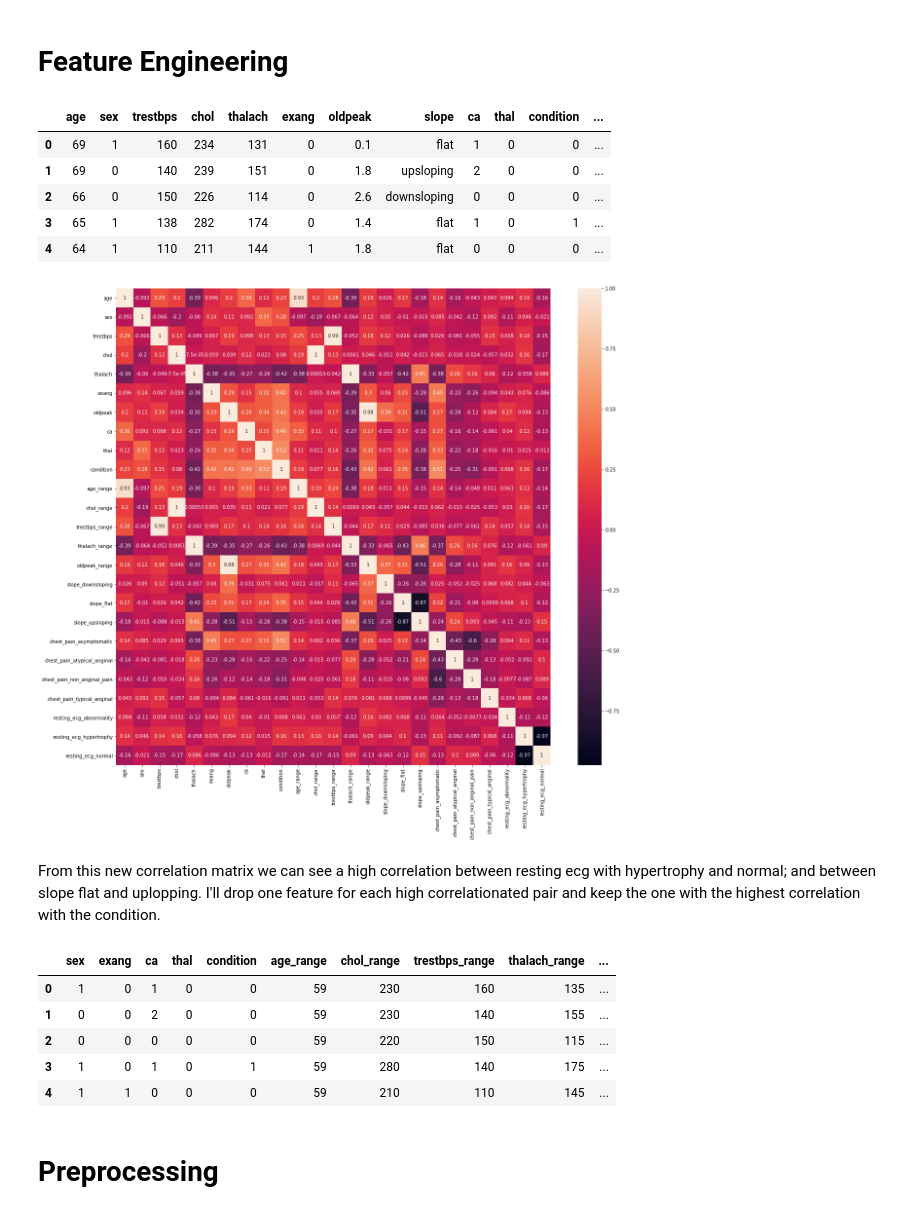
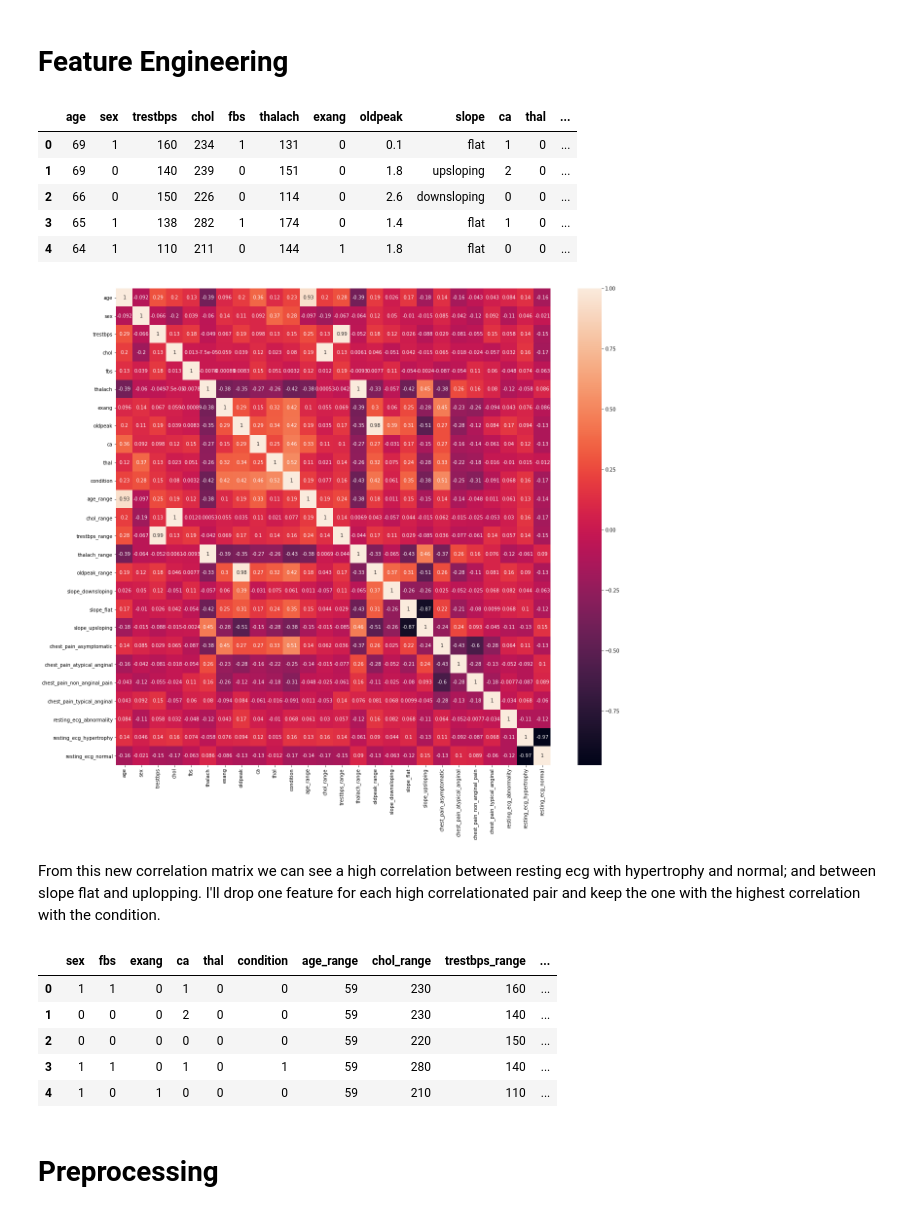
Before and after one commit to Daniel-Moreira/data_projects, a Jupyter notebook: heart_disease/HeartDisease.ipynb, the cells around one changed output. Cells and saved outputs as stored; diff of their text form; code cells hidden in the pictures.

```diff
--- a/heart_disease/HeartDisease.ipynb
+++ b/heart_disease/HeartDisease.ipynb
@@ -253,20 +253,20 @@ for category in categorical_variables:
 # %%
 df_features = df_heart
 
 df_features['chest_pain'] = df_heart['cp'].map({0:'typical_anginal', 1:'atypical_anginal', 2:'non_anginal_pain', 3:'asymptomatic' })
 df_features['resting_ecg'] = df_heart['restecg'].map({0:'normal', 1:'abnormality', 2:'hypertrophy' })
 df_features['slope'] = df_heart['slope'].map({0:'upsloping', 1:'flat', 2:'downsloping' })
 
-df_features.drop(columns=['cp', 'restecg', 'fbs'], inplace=True)
+df_features.drop(columns=['cp', 'restecg'], inplace=True)
 
 df_features.head(5)
 # %% [output]
-|  | age | sex | trestbps | chol | thalach | exang | oldpeak | slope | ca | thal | condition | ... |
-| 0 | 69 | 1 | 160 | 234 | 131 | 0 | 0.1 | flat | 1 | 0 | 0 | ... |
-| 1 | 69 | 0 | 140 | 239 | 151 | 0 | 1.8 | upsloping | 2 | 0 | 0 | ... |
-| 2 | 66 | 0 | 150 | 226 | 114 | 0 | 2.6 | downsloping | 0 | 0 | 0 | ... |
-| 3 | 65 | 1 | 138 | 282 | 174 | 0 | 1.4 | flat | 1 | 0 | 1 | ... |
-| 4 | 64 | 1 | 110 | 211 | 144 | 1 | 1.8 | flat | 0 | 0 | 0 | ... |
+|  | age | sex | trestbps | chol | fbs | thalach | exang | oldpeak | slope | ca | thal | ... |
+| 0 | 69 | 1 | 160 | 234 | 1 | 131 | 0 | 0.1 | flat | 1 | 0 | ... |
+| 1 | 69 | 0 | 140 | 239 | 0 | 151 | 0 | 1.8 | upsloping | 2 | 0 | ... |
+| 2 | 66 | 0 | 150 | 226 | 0 | 114 | 0 | 2.6 | downsloping | 0 | 0 | ... |
+| 3 | 65 | 1 | 138 | 282 | 1 | 174 | 0 | 1.4 | flat | 1 | 0 | ... |
+| 4 | 64 | 1 | 110 | 211 | 0 | 144 | 1 | 1.8 | flat | 0 | 0 | ... |
 # %%
 df_features = pd.get_dummies(df_features)
 
@@ -276,7 +276,7 @@ plt.figure(figsize=(20, 18))
 sns.heatmap(corr_matrix, annot=True)
 plt.show()
 # %% [output]
-[figure, old version]
+[figure, new version]
 # %% [markdown]
 From this new correlation matrix we can see a high correlation between resting ecg with hypertrophy and normal; and between slope flat and uplopping.
 I'll drop one feature for each high correlationated pair and keep the one with the highest correlation with the condition.
@@ -284,12 +284,12 @@ I'll drop one feature for each high correlationated pair and keep the one with t
 df_features = df_features.drop(columns=['resting_ecg_hypertrophy', 'slope_flat', 'chol', 'age', 'trestbps', 'thalach', 'oldpeak'])
 df_features.head(5)
 # %% [output]
-|  | sex | exang | ca | thal | condition | age_range | chol_range | trestbps_range | thalach_range | ... |
-| 0 | 1 | 0 | 1 | 0 | 0 | 59 | 230 | 160 | 135 | ... |
-| 1 | 0 | 0 | 2 | 0 | 0 | 59 | 230 | 140 | 155 | ... |
-| 2 | 0 | 0 | 0 | 0 | 0 | 59 | 220 | 150 | 115 | ... |
-| 3 | 1 | 0 | 1 | 0 | 1 | 59 | 280 | 140 | 175 | ... |
-| 4 | 1 | 1 | 0 | 0 | 0 | 59 | 210 | 110 | 145 | ... |
+|  | sex | fbs | exang | ca | thal | condition | age_range | chol_range | trestbps_range | ... |
+| 0 | 1 | 1 | 0 | 1 | 0 | 0 | 59 | 230 | 160 | ... |
+| 1 | 0 | 0 | 0 | 2 | 0 | 0 | 59 | 230 | 140 | ... |
+| 2 | 0 | 0 | 0 | 0 | 0 | 0 | 59 | 220 | 150 | ... |
+| 3 | 1 | 1 | 0 | 1 | 0 | 1 | 59 | 280 | 140 | ... |
+| 4 | 1 | 0 | 1 | 0 | 0 | 0 | 59 | 210 | 110 | ... |
 # %% [markdown]
 # Preprocessing
 # %%
```
Also changed, not shown: parts of 13 cells of this notebook.
